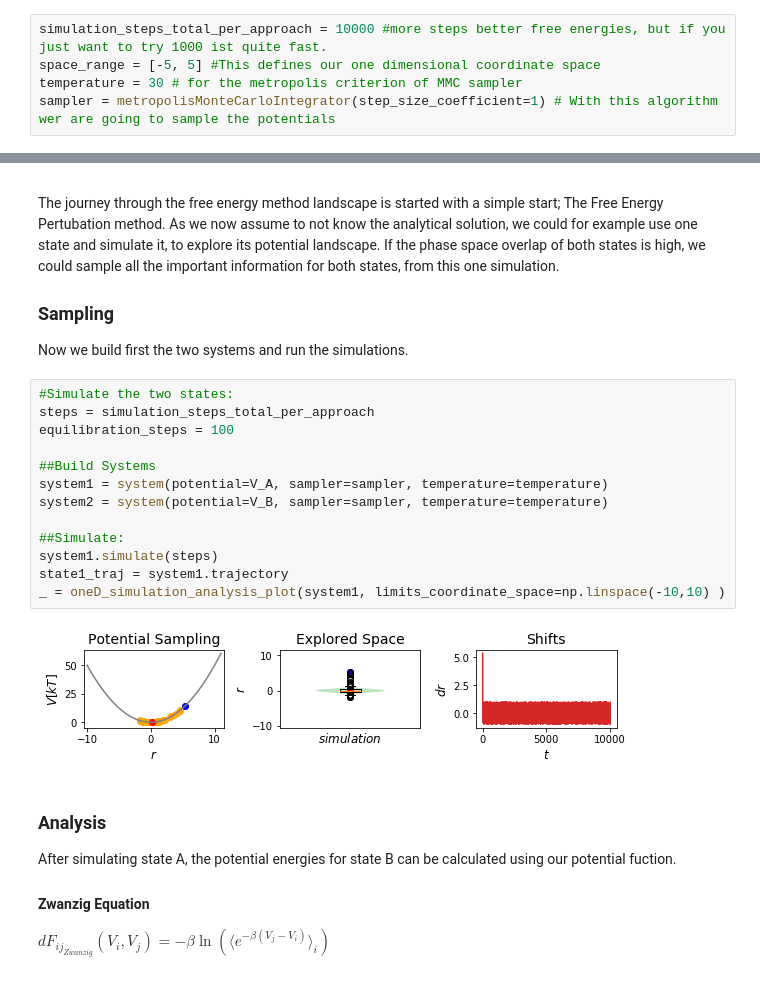
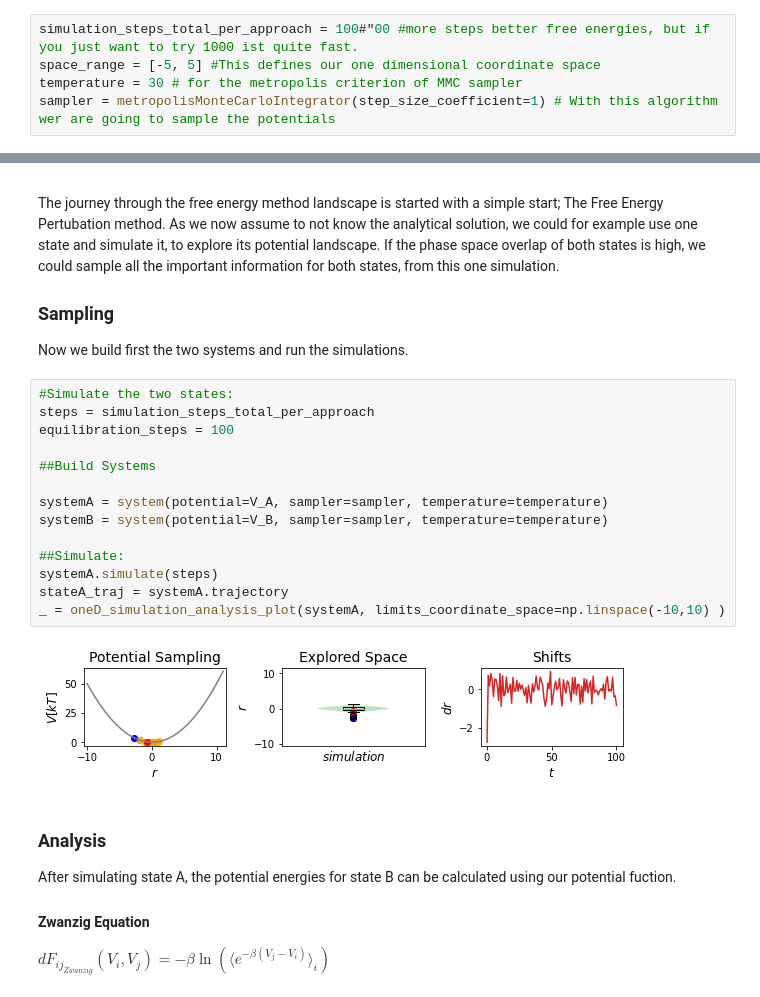
Before and after one commit to rinikerlab/Ensembler, a Jupyter notebook: examples/Example_FreeEnergyCalculationSimulation.ipynb, the cells around one changed output, grey strips where cells are left out. Cells and saved outputs as stored; diff of their text form.

Commit message:
working on free ene notebooks

```diff
--- a/examples/Example_FreeEnergyCalculationSimulation.ipynb
+++ b/examples/Example_FreeEnergyCalculationSimulation.ipynb
@@ -87,7 +87,7 @@ for key, value in plot_layout_settings.items():
 ## Benchmarking parameters
 Here we define some parameters that allow us an easier comparison of the different methods.
 # %%
-simulation_steps_total_per_approach = 10000 #more steps better free energies, but if you just want to try 1000 ist quite fast.
+simulation_steps_total_per_approach = 100#"00 #more steps better free energies, but if you just want to try 1000 ist quite fast.
 space_range = [-5, 5] #This defines our one dimensional coordinate space
 temperature = 30 # for the metropolis criterion of MMC sampler
 sampler = metropolisMonteCarloIntegrator(step_size_coefficient=1) # With this algorithm wer are going to sample the potentials
@@ -157,18 +156,19 @@ Now we build first the two systems and run the simulations.
 # %%
 #Simulate the two states:
 steps = simulation_steps_total_per_approach
 equilibration_steps = 100
 
 ##Build Systems
-system1 = system(potential=V_A, sampler=sampler, temperature=temperature)
-system2 = system(potential=V_B, sampler=sampler, temperature=temperature)
+
+systemA = system(potential=V_A, sampler=sampler, temperature=temperature)
+systemB = system(potential=V_B, sampler=sampler, temperature=temperature)
 
 ##Simulate:
-system1.simulate(steps)
-state1_traj = system1.trajectory
-_ = oneD_simulation_analysis_plot(system1, limits_coordinate_space=np.linspace(-10,10) )
+systemA.simulate(steps)
+stateA_traj = systemA.trajectory
+_ = oneD_simulation_analysis_plot(systemA, limits_coordinate_space=np.linspace(-10,10) )
 # %% [output]
-[figure, old version]
+[figure, new version]
 # %% [markdown]
 ### Analysis
 After simulating state A, the potential energies for state B can be calculated using our potential fuction.
```
Also changed, not shown: parts of 19 cells of this notebook.
